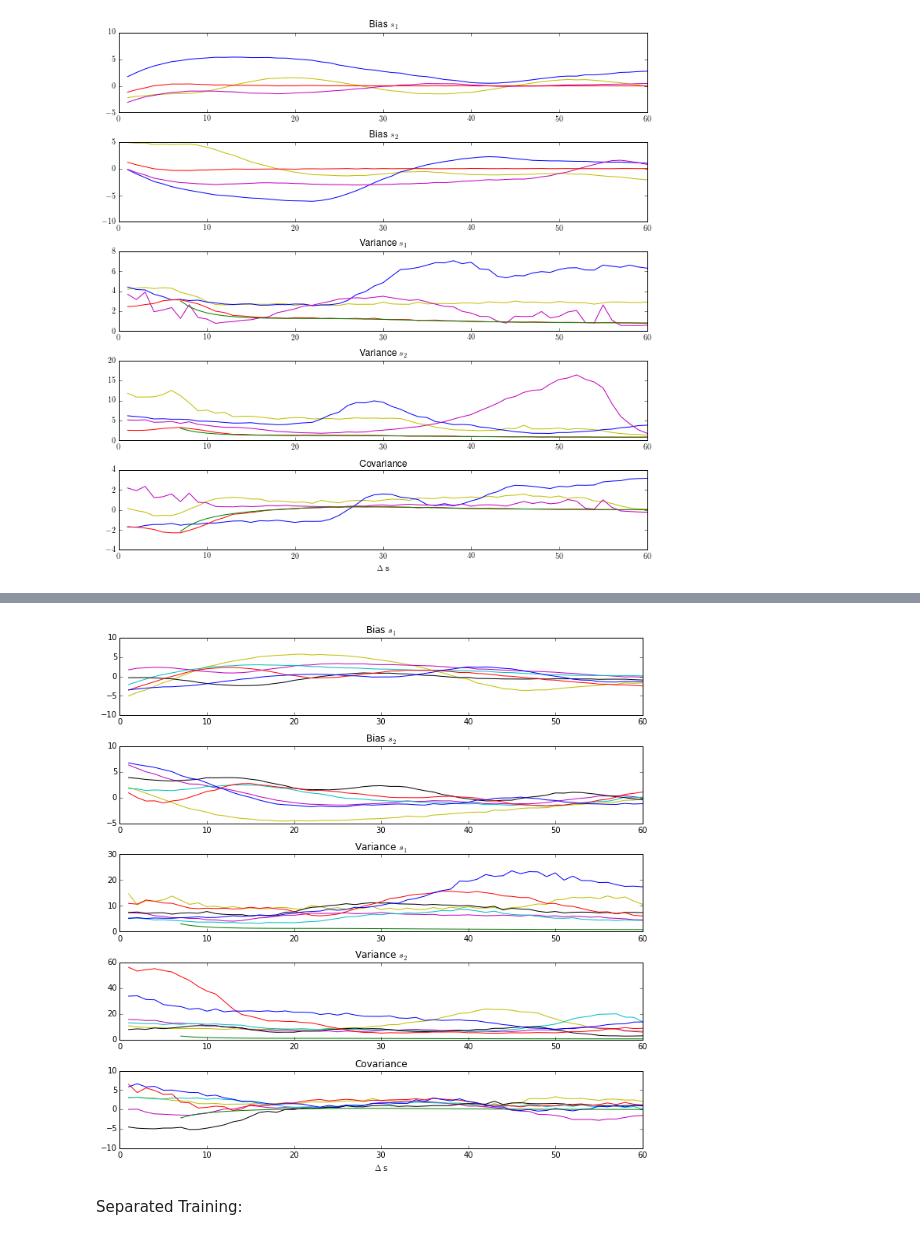
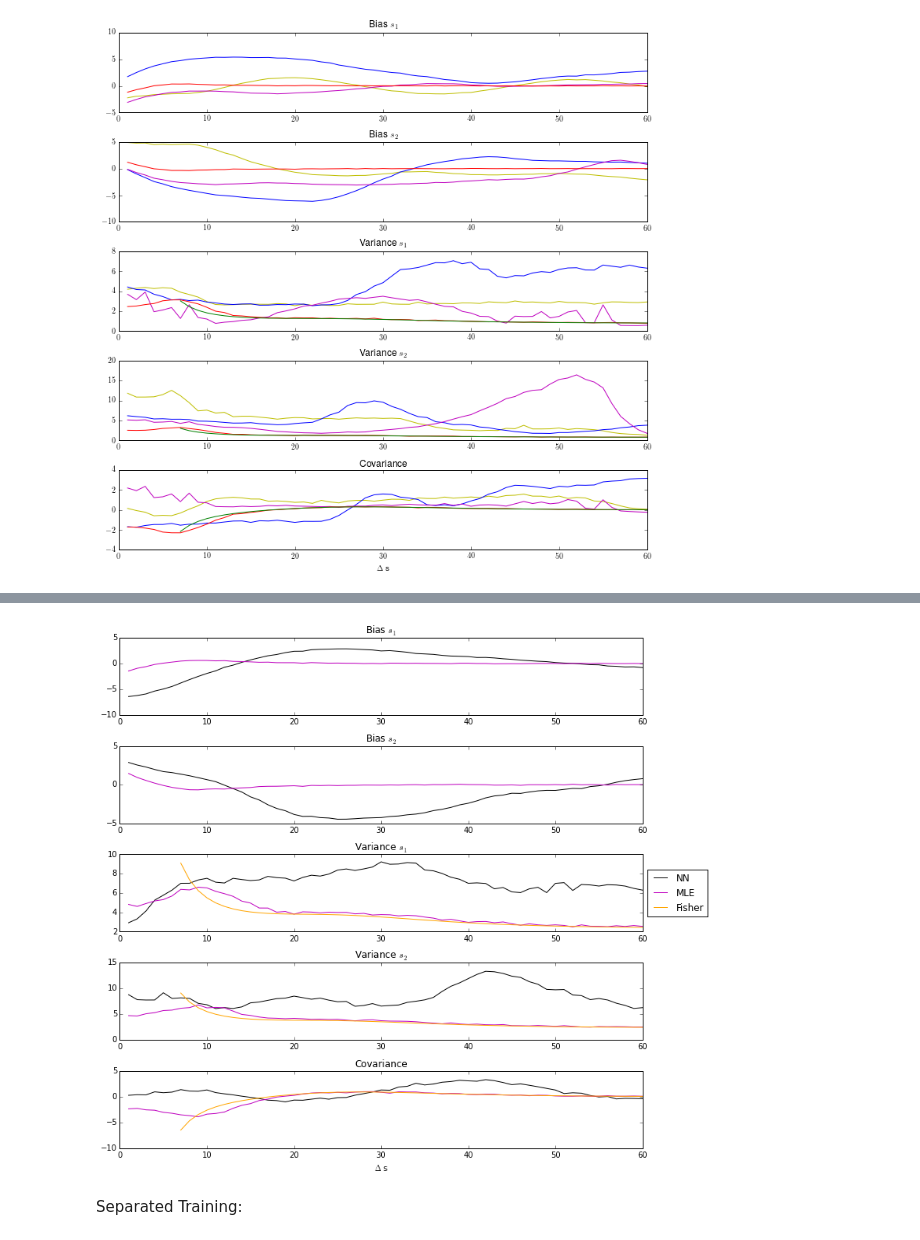
Before and after one commit to NYUMaLab/Divisive_Normalization_Project, a Jupyter notebook: Code/Demixing/Demixing DNN_Full.ipynb, the cells around one changed output, grey strips where cells are left out. Cells and saved outputs as stored; diff of their text form; code cells hidden in the pictures.

```diff
--- a/Code/Demixing/Demixing DNN_Full.ipynb
+++ b/Code/Demixing/Demixing DNN_Full.ipynb
@@ -80,8 +82,8 @@ neurons_code = """
     }
     parameters {
         real s_1;
-        real s_2;
-        //real<lower=s_1> s_2;
+        //real s_2;
+        real<lower=s_1> s_2;
     }
     transformed parameters {
         real lambda[N];
@@ -92,8 +94,8 @@ neurons_code = """
     }
     model {
         s_1 ~ uniform(-60, 60);
-        s_2 ~ uniform(-60, 60);
-        //s_2 ~ uniform(s_1, 60);
+        //s_2 ~ uniform(-60, 60);
+        s_2 ~ uniform(s_1, 60);
         r ~ poisson(lambda);
     }
     """
@@ -1526,11 +1605,25 @@ testing
+# %%
+for delta_s in range(num_deltas):
+    if delta_s > 0:
+        FI = fisher_inf(s1, s1 + delta_s, .5, .5)
+        var_s1_fisher[delta_s] = FI[0, 0]
+        var_s2_fisher[delta_s] = FI[1, 1]
+        cov_fisher[delta_s] = FI[0, 1]
 # %%
 f, (ax1, ax2, ax3, ax4, ax5) = plt.subplots(5)
 #RMS
-ax1.plot(range(1, 61), bias_s1_nn_rms, c='y', label='NN')
-ax2.plot(range(1, 61), bias_s2_nn_rms, c='y', label='NN')
-ax3.plot(range(1, 61), var_s1_nn_rms, c='y', label='NN')
-ax4.plot(range(1, 61), var_s2_nn_rms, c='y', label='NN')
-ax5.plot(range(1, 61), cov_nn_rms, c='y', label='NN')
+ax1.plot(range(1, 61), bias_s1_nn_rms, c='k', label='NN')
+ax2.plot(range(1, 61), bias_s2_nn_rms, c='k', label='NN')
+ax3.plot(range(1, 61), var_s1_nn_rms, c='k', label='NN')
+ax4.plot(range(1, 61), var_s2_nn_rms, c='k', label='NN')
+ax5.plot(range(1, 61), cov_nn_rms, c='k', label='NN')
+#optimal in red
+ax1.plot(range(1, 61), bias_s1_opt, c='m', label='MLE')
+ax2.plot(range(1, 61), bias_s2_opt, c='m', label='MLE')
+ax3.plot(range(1, 61), var_s1_opt, c='m', label='MLE')
+ax4.plot(range(1, 61), var_s2_opt, c='m', label='MLE')
+ax5.plot(range(1, 61), cov_opt, c='m', label='MLE')
+"""
 #RMS with momentum
 ax1.plot(range(1, 61), bias_s1_nn_rms_m9, c='m', label='NN')
 ax2.plot(range(1, 61), bias_s2_nn_rms_m9, c='m', label='NN')
@@ -1550,37 +1643,39 @@ ax3.plot(range(1, 61), var_s1_nn_rms_m99, c='k', label='NN')
 ax4.plot(range(1, 61), var_s2_nn_rms_m99, c='k', label='NN')
 ax5.plot(range(1, 61), cov_nn_rms_m99, c='k', label='NN')
 #RMS
 ax1.plot(range(1, 61), bias_s1_nn_rms_m9f, c='r', label='NN')
 ax2.plot(range(1, 61), bias_s2_nn_rms_m9f, c='r', label='NN')
 ax3.plot(range(1, 61), var_s1_nn_rms_m9f, c='r', label='NN')
 ax4.plot(range(1, 61), var_s2_nn_rms_m9f, c='r', label='NN')
 ax5.plot(range(1, 61), cov_nn_rms_m9f, c='r', label='NN')
 #Plain
 ax1.plot(range(1, 61), bias_s1_nn_plain, c='b', label='NN')
 ax2.plot(range(1, 61), bias_s2_nn_plain, c='b', label='NN')
 ax3.plot(range(1, 61), var_s1_nn_plain, c='b', label='NN')
 ax4.plot(range(1, 61), var_s2_nn_plain, c='b', label='NN')
 ax5.plot(range(1, 61), cov_nn_plain, c='b', label='NN')
+"""
 #Fisher information in green
-ax3.plot(range(7, 61), var_s1_fisher[6:60], c='g', label='Fisher')
-ax4.plot(range(7, 61), var_s2_fisher[6:60], c='g', label='Fisher')
-ax5.plot(range(7, 61), cov_fisher[6:60], c='g', label='Fisher')
+ax3.plot(range(7, 61), var_s1_fisher[6:60], c='orange', label='Fisher')
+ax4.plot(range(7, 61), var_s2_fisher[6:60], c='orange', label='Fisher')
+ax5.plot(range(7, 61), cov_fisher[6:60], c='orange', label='Fisher')
 ax1.locator_params(axis = 'y', nbins = 4)
 ax2.locator_params(axis = 'y', nbins = 4)
 ax3.locator_params(axis = 'y', nbins = 4)
 ax4.locator_params(axis = 'y', nbins = 4)
 ax5.locator_params(axis = 'y', nbins = 4)
 #ax1.legend()
 ax1.set_title("Bias $s_1$")
 ax2.set_title("Bias $s_2$")
 ax3.set_title(r'Variance $s_1$')
 ax4.set_title(r'Variance $s_2$')
 ax5.set_title('Covariance')
 ax5.set_xlabel(r'$\Delta$ s')
 f.set_size_inches(10,10)
+ax3.legend(loc='center left', bbox_to_anchor=(1, 0.5))
 plt.tight_layout()
 # %% [output]
-[figure, old version]
+[figure, new version]
 # %% [markdown]
 
 
```
Also changed, not shown: parts of 23 cells of this notebook, 9 other files.
